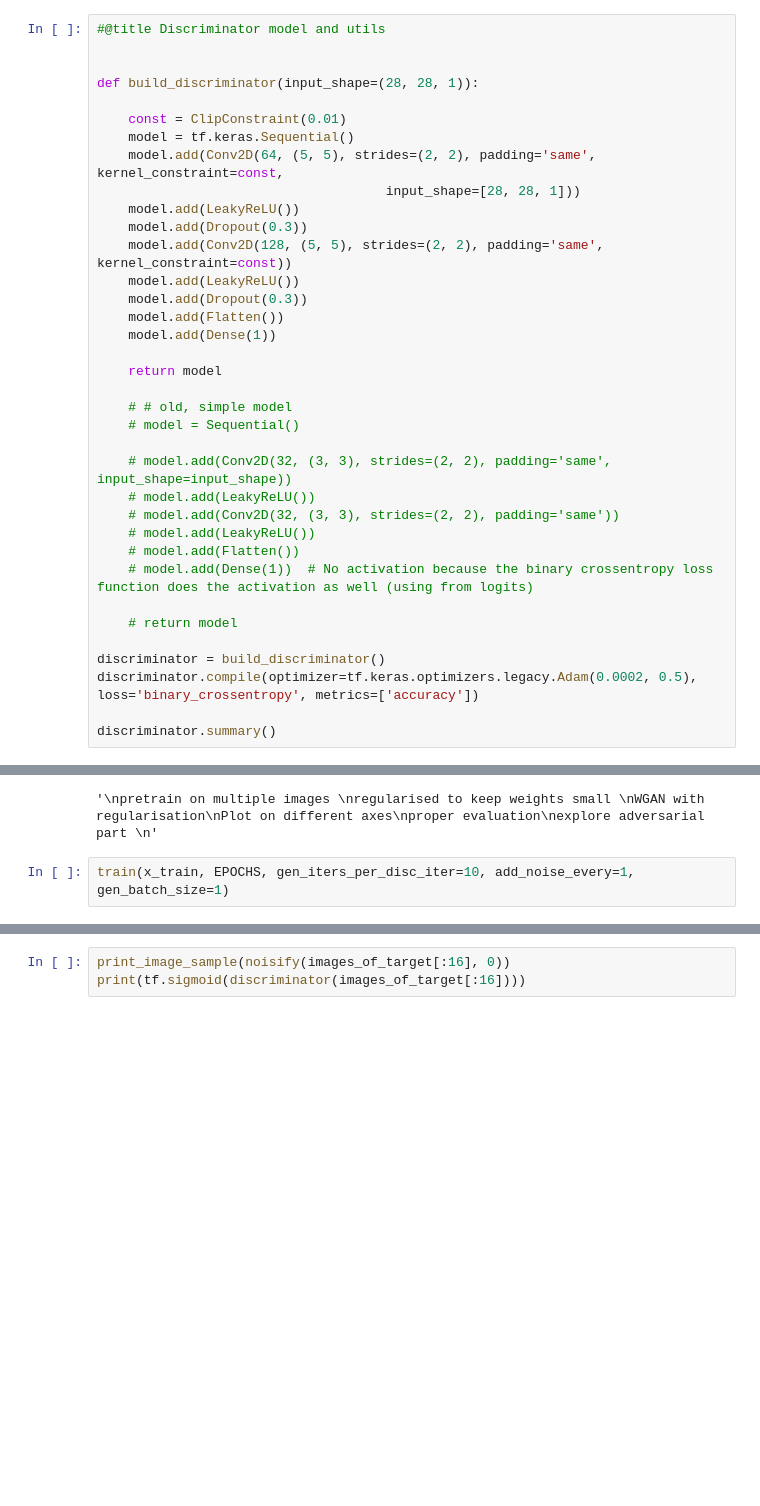
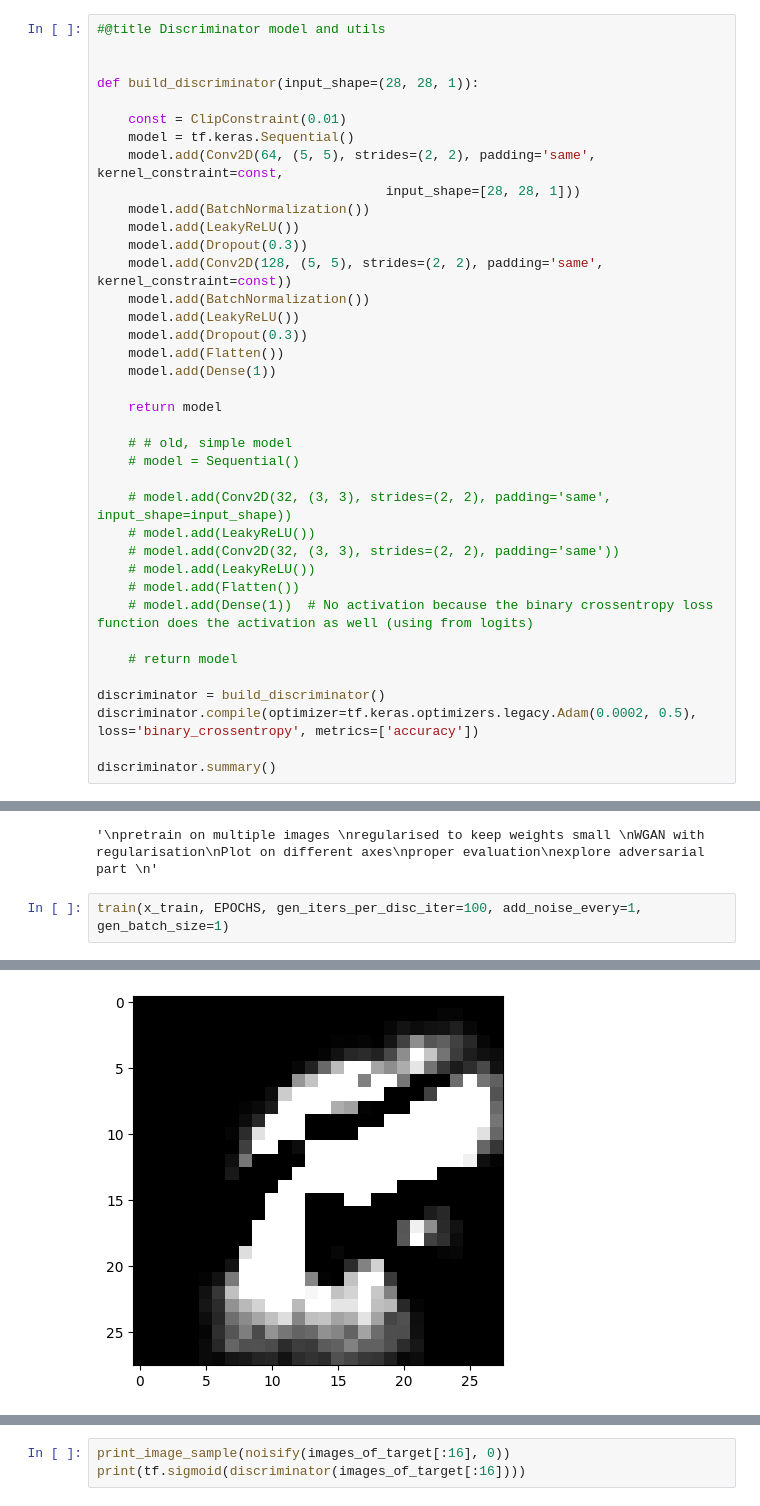
Before and after one commit to alfredbackhouse/3rd-year-project, a Jupyter notebook: 3rd_year_project.ipynb, the cells around one changed output, grey strips where cells are left out. Saved outputs shown, nothing was run; the diff lists cells and outputs as text; blank space fills up the shorter version.

```diff
--- a/3rd_year_project.ipynb
+++ b/3rd_year_project.ipynb
@@ -397,9 +397,11 @@ def build_discriminator(input_shape=(28, 28, 1)):
     model = tf.keras.Sequential()
     model.add(Conv2D(64, (5, 5), strides=(2, 2), padding='same', kernel_constraint=const,
                                      input_shape=[28, 28, 1]))
+    model.add(BatchNormalization())
     model.add(LeakyReLU())
     model.add(Dropout(0.3))
     model.add(Conv2D(128, (5, 5), strides=(2, 2), padding='same', kernel_constraint=const))
+    model.add(BatchNormalization())
     model.add(LeakyReLU())
     model.add(Dropout(0.3))
     model.add(Flatten())
@@ -1073,6 +1073,7 @@ explore adversarial part
 # %% [output]
 '\npretrain on multiple images \nregularised to keep weights small \nWGAN with regularisation\nPlot on different axes\nproper evaluation\nexplore adversarial part \n'
 # %%
-train(x_train, EPOCHS, gen_iters_per_disc_iter=10, add_noise_every=1, gen_batch_size=1)
+train(x_train, EPOCHS, gen_iters_per_disc_iter=100, add_noise_every=1, gen_batch_size=1)
 # %% [output]
 Iters:  tf.Tensor(70, shape=(), dtype=int32)
+[figure, added]
```
Also changed, not shown: parts of 9 cells of this notebook.
